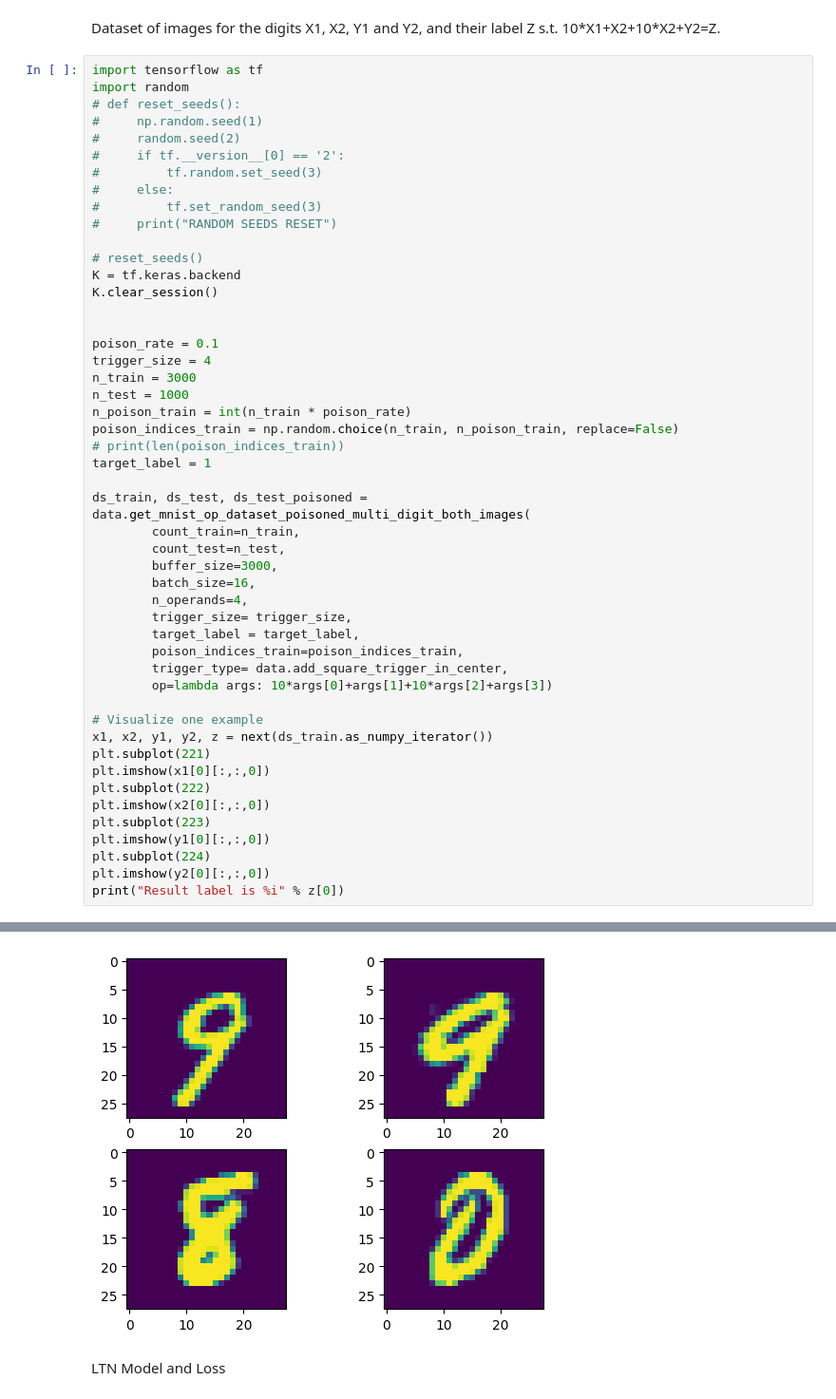
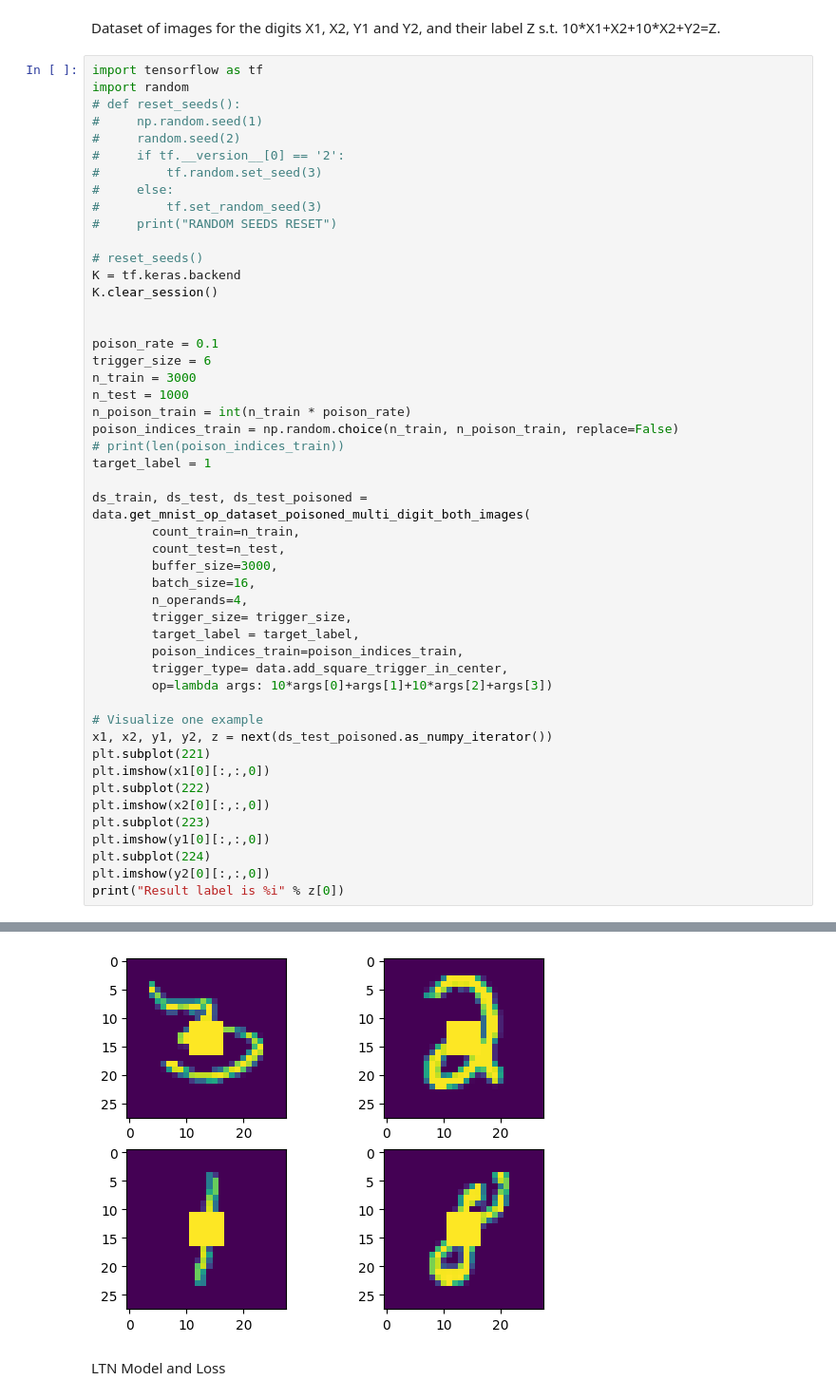
Before and after one commit to myriamcg/NeSy-vs-Backdoors, a Jupyter notebook: logictensornetwork/examples/mnist/attacks/multi_digit_add/center_trigger/0.1_4_both.ipynb, the cells around one changed output, grey strips where cells are left out. Shown at 95% size. Cells and saved outputs as stored; diff of their text form.

```diff
--- a/logictensornetwork/examples/mnist/attacks/multi_digit_add/center_trigger/0.1_4_both.ipynb
+++ b/logictensornetwork/examples/mnist/attacks/multi_digit_add/center_trigger/0.1_4_both.ipynb
@@ -37,7 +37,7 @@ K.clear_session()
 
 
 poison_rate = 0.1
-trigger_size = 4
+trigger_size = 6
 n_train = 3000
 n_test = 1000
 n_poison_train = int(n_train * poison_rate)
@@ -58,7 +58,7 @@ ds_train, ds_test, ds_test_poisoned = data.get_mnist_op_dataset_poisoned_multi_d
         op=lambda args: 10*args[0]+args[1]+10*args[2]+args[3])
 
 # Visualize one example
-x1, x2, y1, y2, z = next(ds_train.as_numpy_iterator())
+x1, x2, y1, y2, z = next(ds_test_poisoned.as_numpy_iterator())
 plt.subplot(221)
 plt.imshow(x1[0][:,:,0])
 plt.subplot(222)
@@ -75,4 +77,4 @@ Result label is 179
-[figure, old version]
+[figure, new version]
 # %% [markdown]
 LTN Model and Loss
 # %%
```
Also changed, not shown: parts of 5 cells of this notebook, 13 other files.
